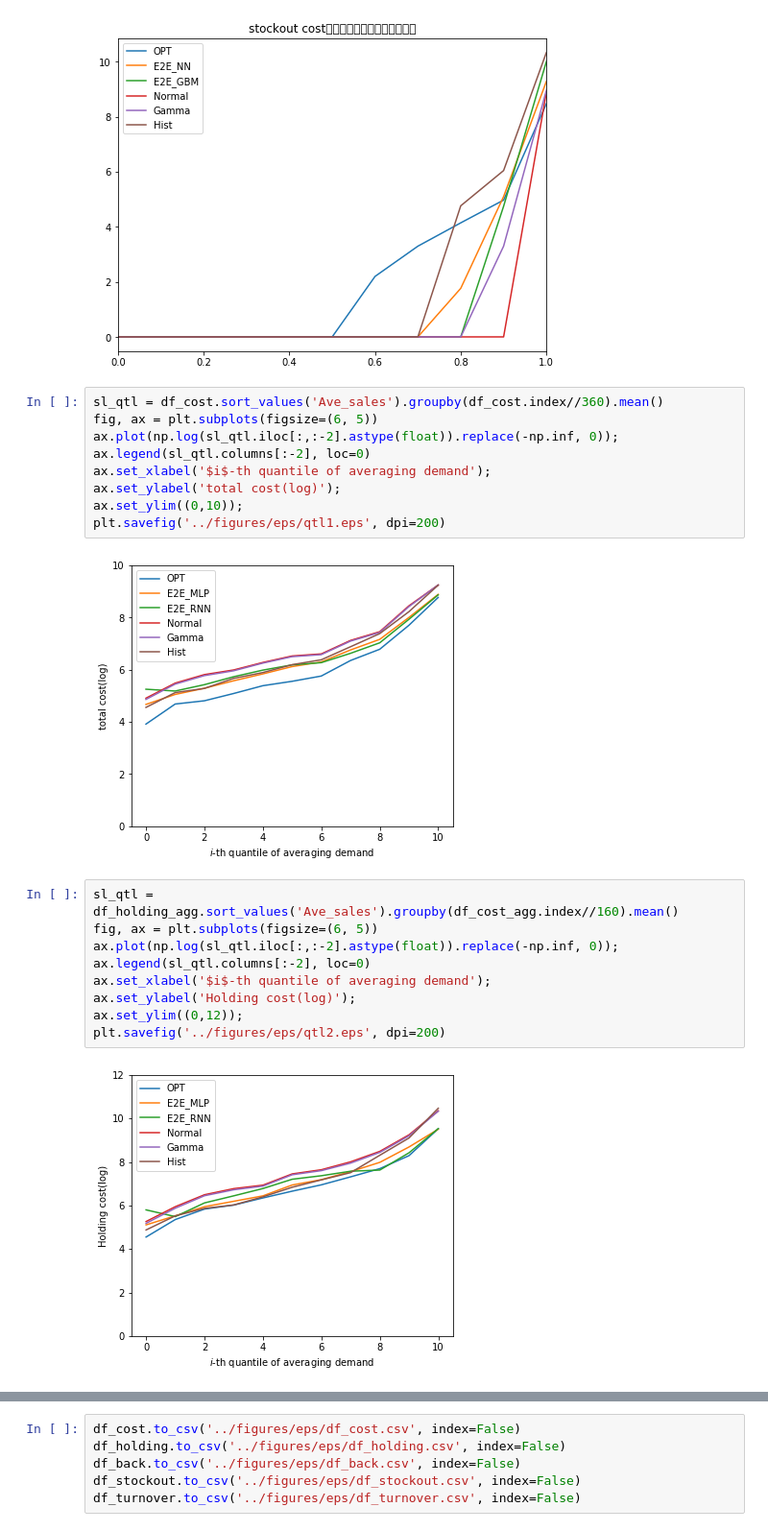
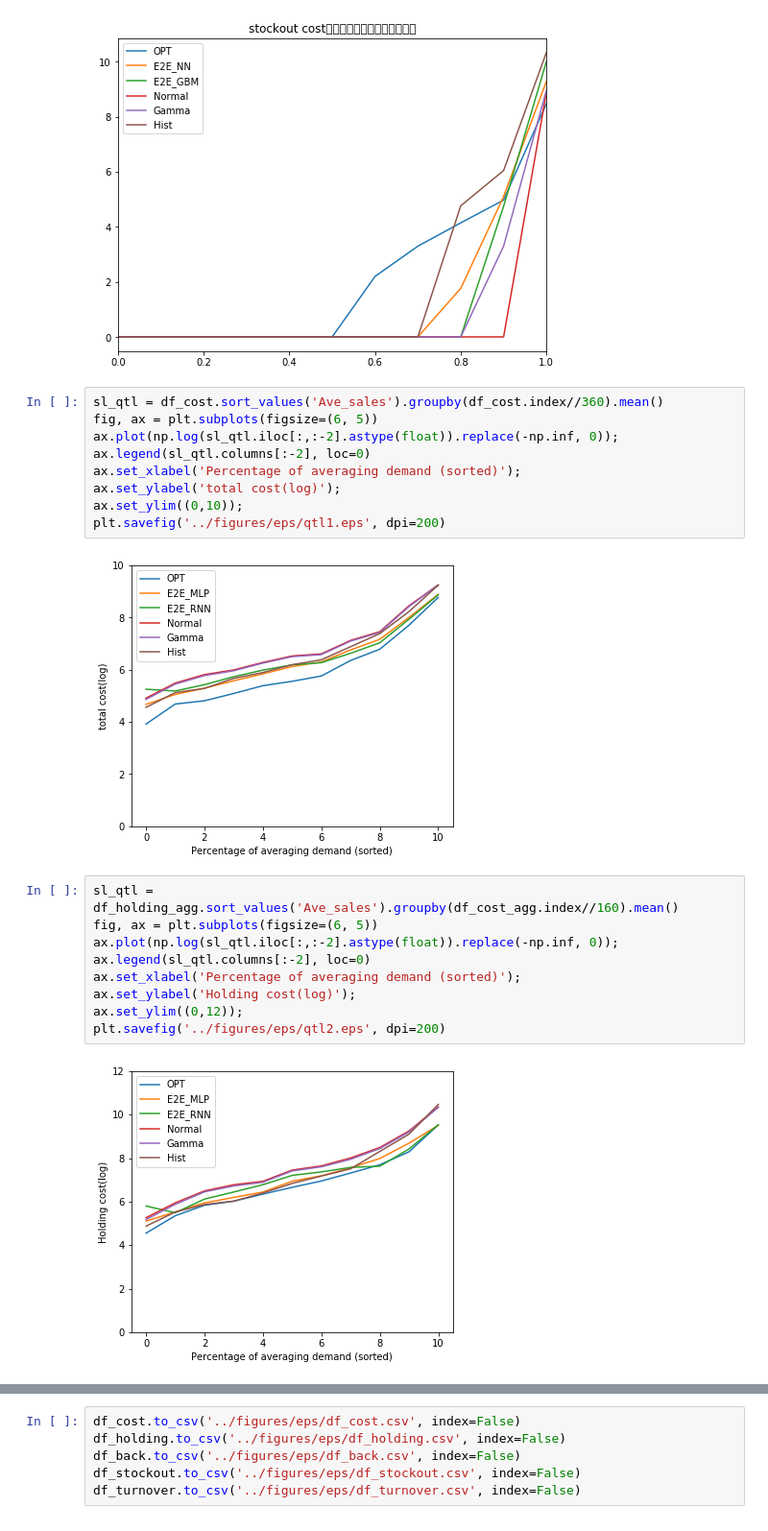
Before and after one commit to schemmy/e2e, a Jupyter notebook: construction/nn_v2.ipynb, the cells around one changed output, grey strips where cells are left out. Shown at 96% size. Cells and saved outputs as stored; diff of their text form.

```diff
--- a/construction/nn_v2.ipynb
+++ b/construction/nn_v2.ipynb
@@ -828,23 +817,23 @@ sl_qtl = df_cost.sort_values('Ave_sales').groupby(df_cost.index//360).mean()
 fig, ax = plt.subplots(figsize=(6, 5))
 ax.plot(np.log(sl_qtl.iloc[:,:-2].astype(float)).replace(-np.inf, 0));
 ax.legend(sl_qtl.columns[:-2], loc=0)
-ax.set_xlabel('$i$-th quantile of averaging demand');
+ax.set_xlabel('Percentage of averaging demand (sorted)');
 ax.set_ylabel('total cost(log)');
 ax.set_ylim((0,10));
 plt.savefig('../figures/eps/qtl1.eps', dpi=200)
 # %% [output]
-[figure, old version]
+[figure, new version]
 # %%
 sl_qtl = df_holding_agg.sort_values('Ave_sales').groupby(df_cost_agg.index//160).mean()
 fig, ax = plt.subplots(figsize=(6, 5))
 ax.plot(np.log(sl_qtl.iloc[:,:-2].astype(float)).replace(-np.inf, 0));
 ax.legend(sl_qtl.columns[:-2], loc=0)
-ax.set_xlabel('$i$-th quantile of averaging demand');
+ax.set_xlabel('Percentage of averaging demand (sorted)');
 ax.set_ylabel('Holding cost(log)');
 ax.set_ylim((0,12));
 plt.savefig('../figures/eps/qtl2.eps', dpi=200)
 # %% [output]
-[figure, old version]
+[figure, new version]
 # %%
 sl_qtl = df_back_agg.sort_values('Ave_sales').groupby(df_cost_agg.index//160).mean()
 fig, ax = plt.subplots(figsize=(6, 5))
```
Also changed, not shown: parts of 6 cells of this notebook, 4 other files.
